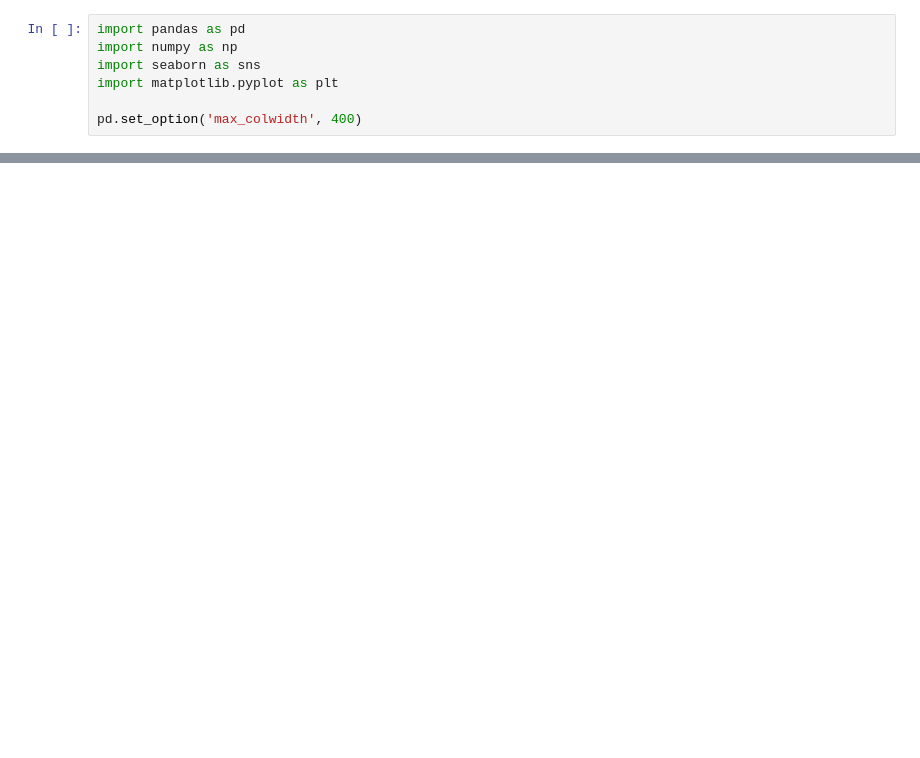
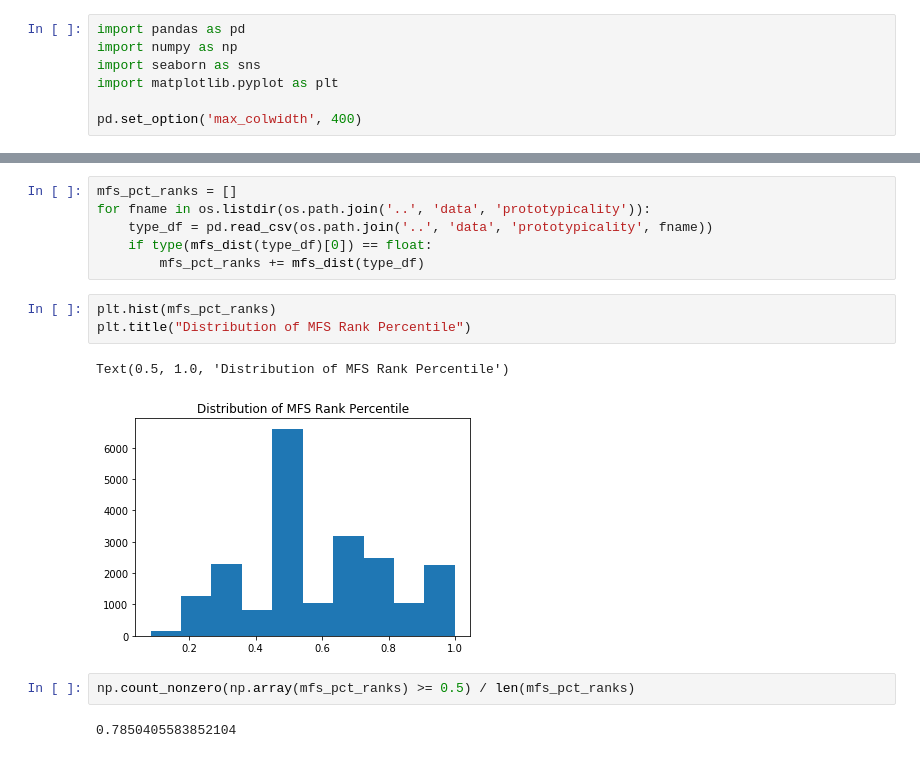
Before and after one commit to sathvikn/bert-wordsense, a Jupyter notebook: codebase/notebooks/prototypicality_eda.ipynb, the cells around one changed output, grey strips where cells are left out. Cells and saved outputs as stored; diff of their text form; blank space fills up the shorter version.

```diff
--- a/codebase/notebooks/prototypicality_eda.ipynb
+++ b/codebase/notebooks/prototypicality_eda.ipynb
@@ -38,0 +92,16 @@ These follow Gaussian distributions- are people's ratings unimodal/not Gaussian
+# %%
+mfs_pct_ranks = []
+for fname in os.listdir(os.path.join('..', 'data', 'prototypicality')):
+    type_df = pd.read_csv(os.path.join('..', 'data', 'prototypicality', fname))
+    if type(mfs_dist(type_df)[0]) == float:
+        mfs_pct_ranks += mfs_dist(type_df)
+# %%
+plt.hist(mfs_pct_ranks)
+plt.title("Distribution of MFS Rank Percentile")
+# %% [output]
+Text(0.5, 1.0, 'Distribution of MFS Rank Percentile')
+[figure, added]
+# %%
+np.count_nonzero(np.array(mfs_pct_ranks) >= 0.5) / len(mfs_pct_ranks)
+# %% [output]
+0.7850405583852104
```
Also changed, not shown: parts of 12 cells of this notebook.
